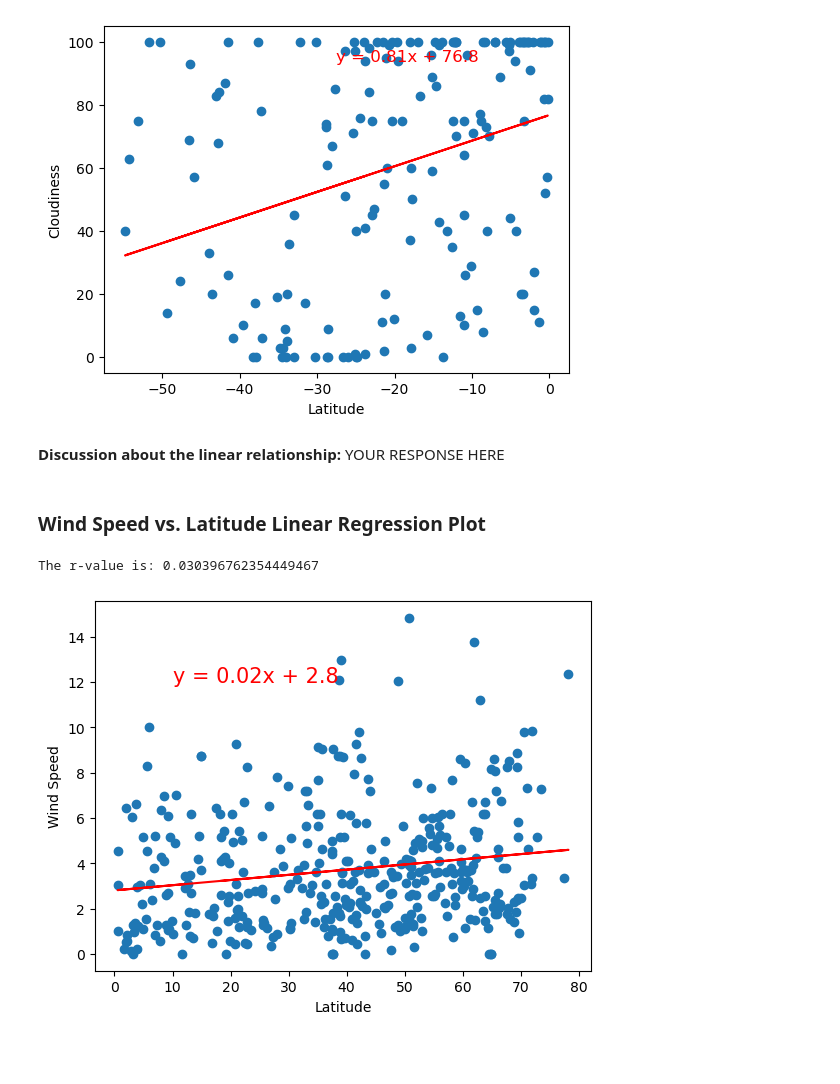
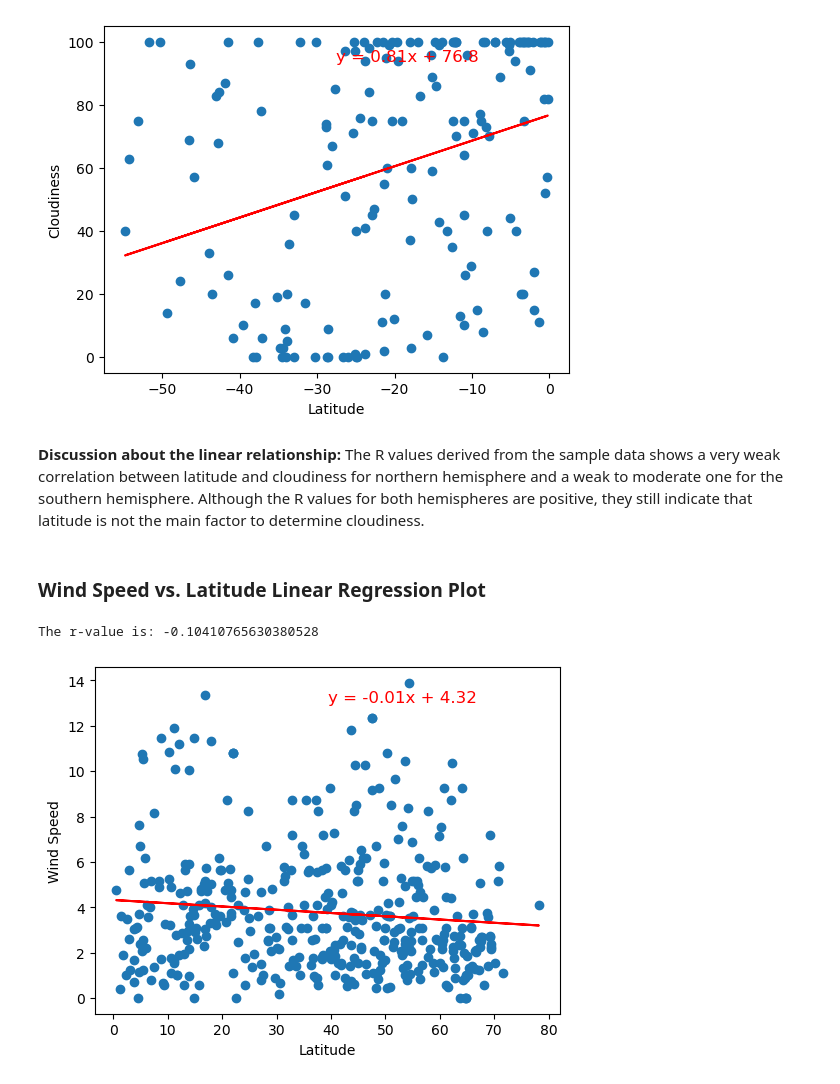
Before and after one commit to moonsunkey/python-api-challenge, a Jupyter notebook: WeatherPy.ipynb, the cells around one changed output. Drawn from its saved outputs; the diff is of its cells as text; code cells hidden in the pictures; blank space fills up the shorter version.

```diff
--- a/WeatherPy.ipynb
+++ b/WeatherPy.ipynb
@@ -378,15 +379,15 @@ plt.show()
 # %% [output]
 The r-value is: 0.3081139735865158
 [figure]
-# %% [markdown]
-**Discussion about the linear relationship:** YOUR RESPONSE HERE
+# %% [markdown]
+**Discussion about the linear relationship:** The R values derived from the sample data shows a very weak correlation between latitude and cloudiness for northern hemisphere and a weak to moderate one for the southern hemisphere. Although the R values for both hemispheres are positive, they still indicate that latitude is not the main factor to determine cloudiness.
 # %% [markdown]
 ### Wind Speed vs. Latitude Linear Regression Plot
 # %%
 # Northern Hemisphere
-rvalue = plot_linear_regression(northern_hemi_df["Lat"], northern_hemi_df["Cloudiness"], 'Latitude', 'Cloudiness')
-print("The r-value is:", rvalue)
+plot_linear_regression(northern_hemi_df["Lat"], northern_hemi_df["Wind Speed"], 'Latitude', 'Wind Speed')
+print("The r-value is:",st.pearsonr(northern_hemi_df["Lat"], northern_hemi_df["Wind Speed"])[0])
 plt.show()
 # %% [output]
-The r-value is: 0.030396762354449467
+The r-value is: -0.10410765630380528
-[figure, old version]
+[figure, new version]
```
Also changed, not shown: parts of 7 cells of this notebook.
